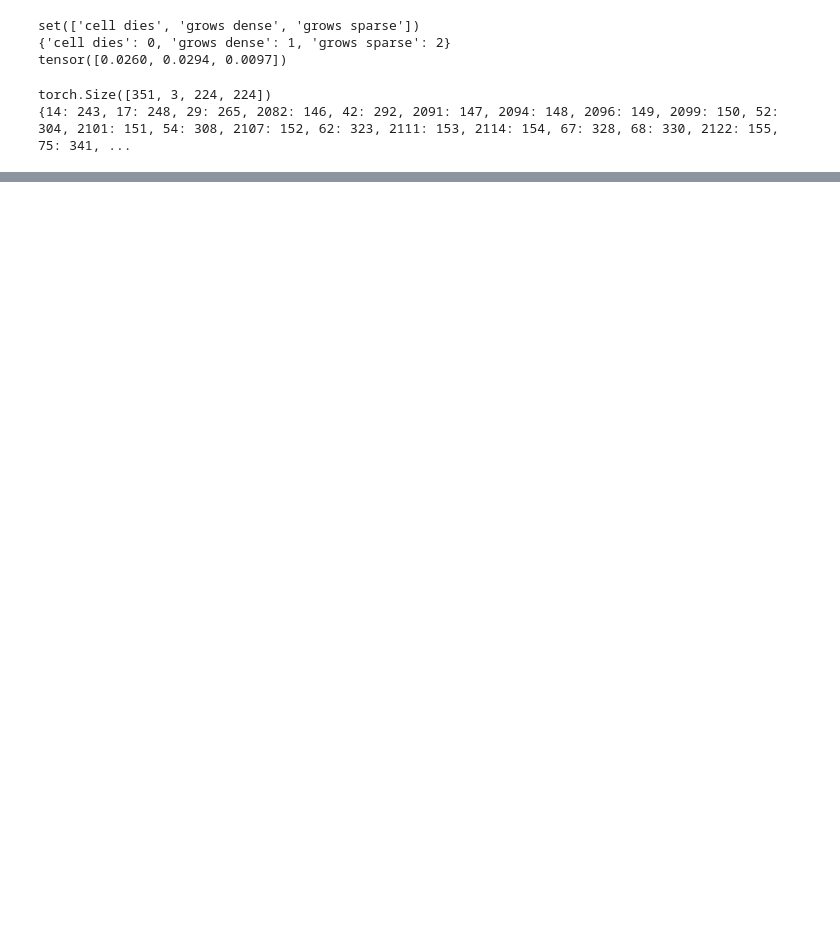
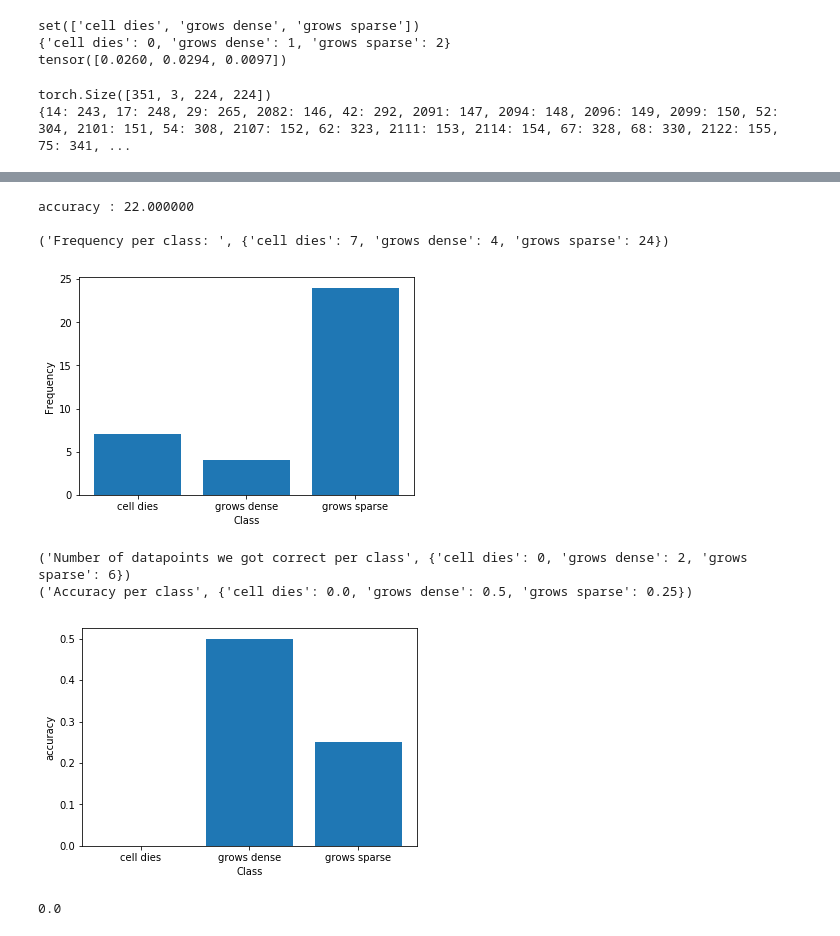
Before and after one commit to tajwarfahim/CS_231N_Project, a Jupyter notebook: testing_deep_neural_networks.ipynb, the cells around one changed output, grey strips where cells are left out. Saved outputs shown, nothing was run; the diff lists cells and outputs as text; code cells hidden in the pictures; blank space fills up the shorter version.

```diff
--- a/testing_deep_neural_networks.ipynb
+++ b/testing_deep_neural_networks.ipynb
@@ -78,0 +143,11 @@ model.train()
+# %%
+model.test(test_loader)
+# %% [output]
+accuracy : 22.000000
+
+('Frequency per class: ', {'cell dies': 7, 'grows dense': 4, 'grows sparse': 24})
+[figure, added]
+('Number of datapoints we got correct per class', {'cell dies': 0, 'grows dense': 2, 'grows sparse': 6})
+('Accuracy per class', {'cell dies': 0.0, 'grows dense': 0.5, 'grows sparse': 0.25})
+[figure, added]
+0.0
```
Also changed, not shown: parts of 7 cells of this notebook, 7 other files.
